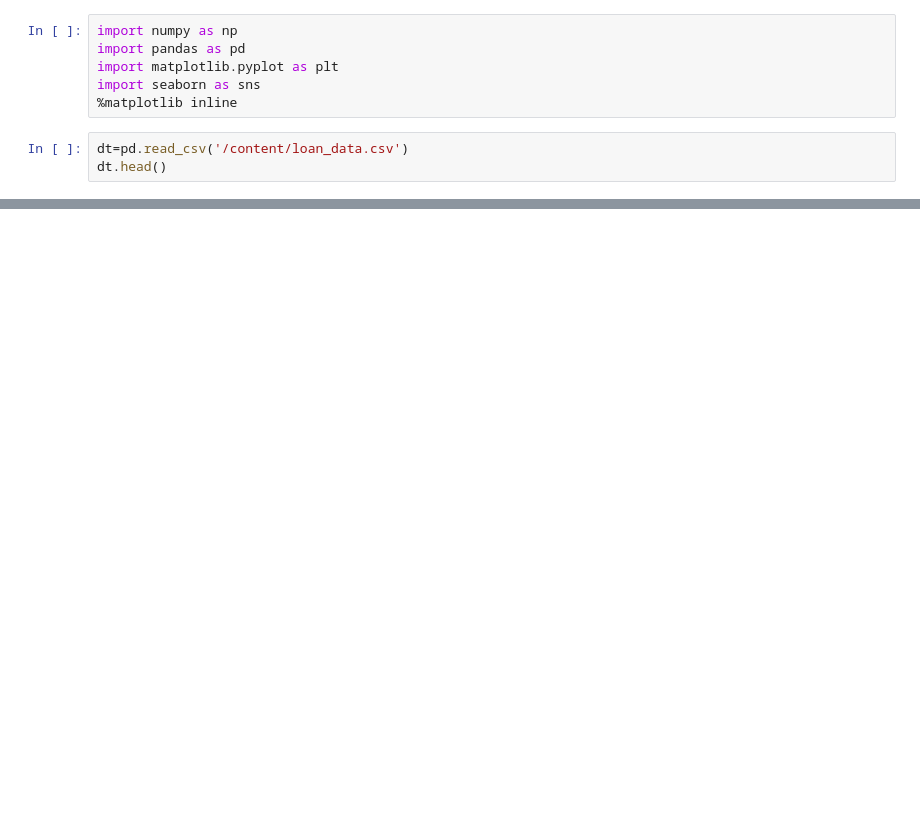
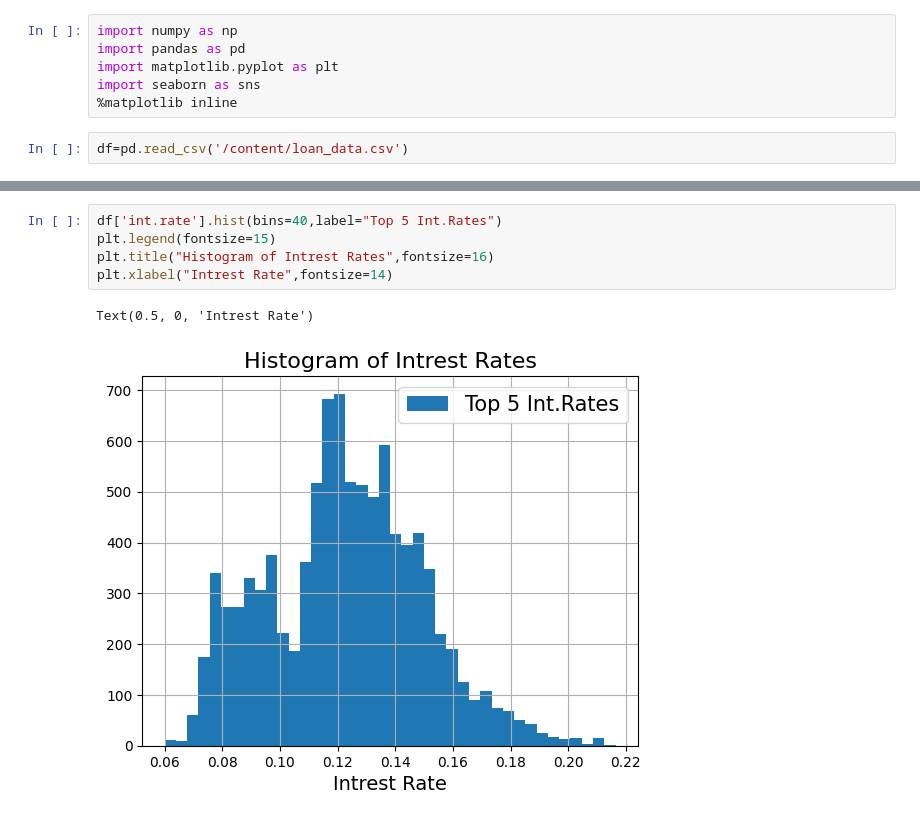
Before and after one commit to akshith-nandan/Aiml-2025, a Jupyter notebook: Lab09.ipynb, the cells around one changed output, grey strips where cells are left out. Drawn from its saved outputs; the diff is of its cells as text; blank space fills up the shorter version.

```diff
--- a/Lab09.ipynb
+++ b/Lab09.ipynb
@@ -7,5 +7,4 @@ import matplotlib.pyplot as plt
 import seaborn as sns
 %matplotlib inline
 # %%
-dt=pd.read_csv('/content/loan_data.csv')
-dt.head()
+df=pd.read_csv('/content/loan_data.csv')
@@ -64,0 +78,8 @@ sns.pairplot(dt)
+# %%
+df['int.rate'].hist(bins=40,label="Top 5 Int.Rates")
+plt.legend(fontsize=15)
+plt.title("Histogram of Intrest Rates",fontsize=16)
+plt.xlabel("Intrest Rate",fontsize=14)
+# %% [output]
+Text(0.5, 0, 'Intrest Rate')
+[figure, added]
```
Also changed, not shown: parts of 29 cells of this notebook.
